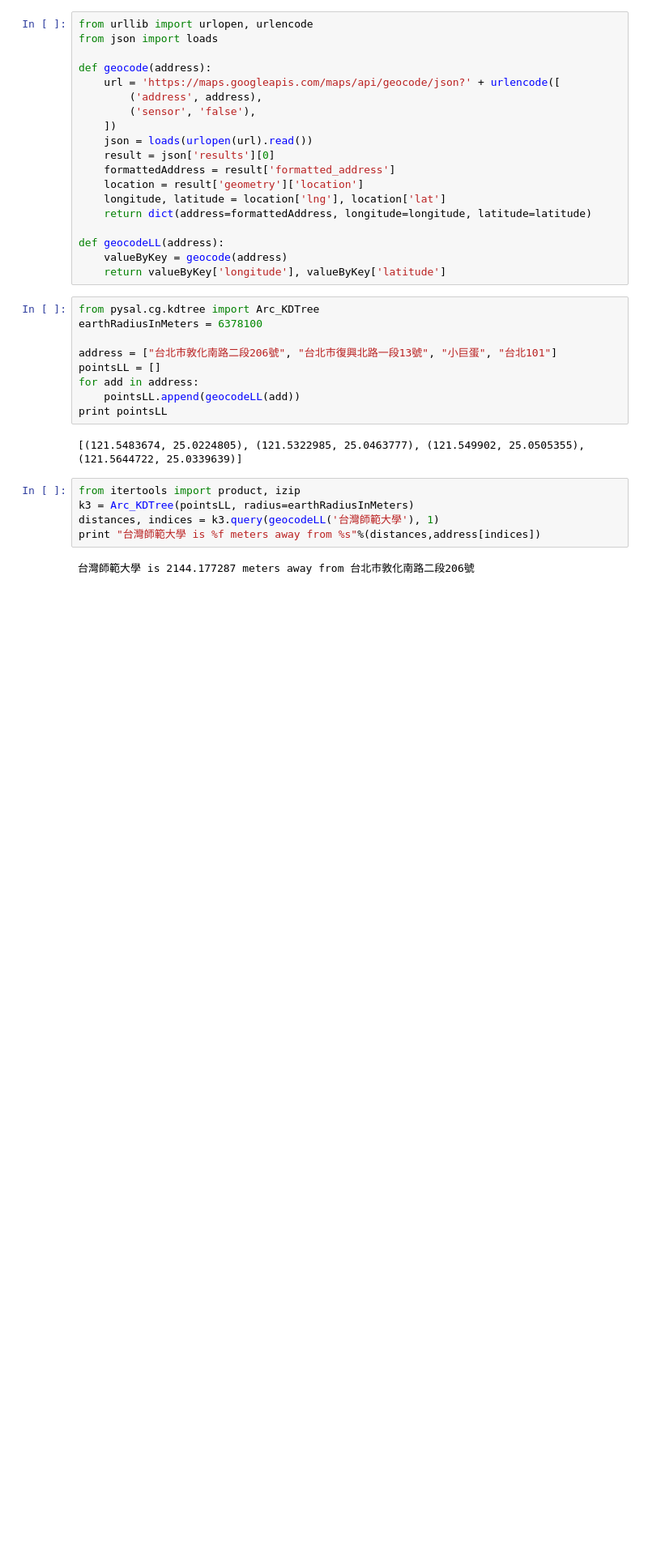
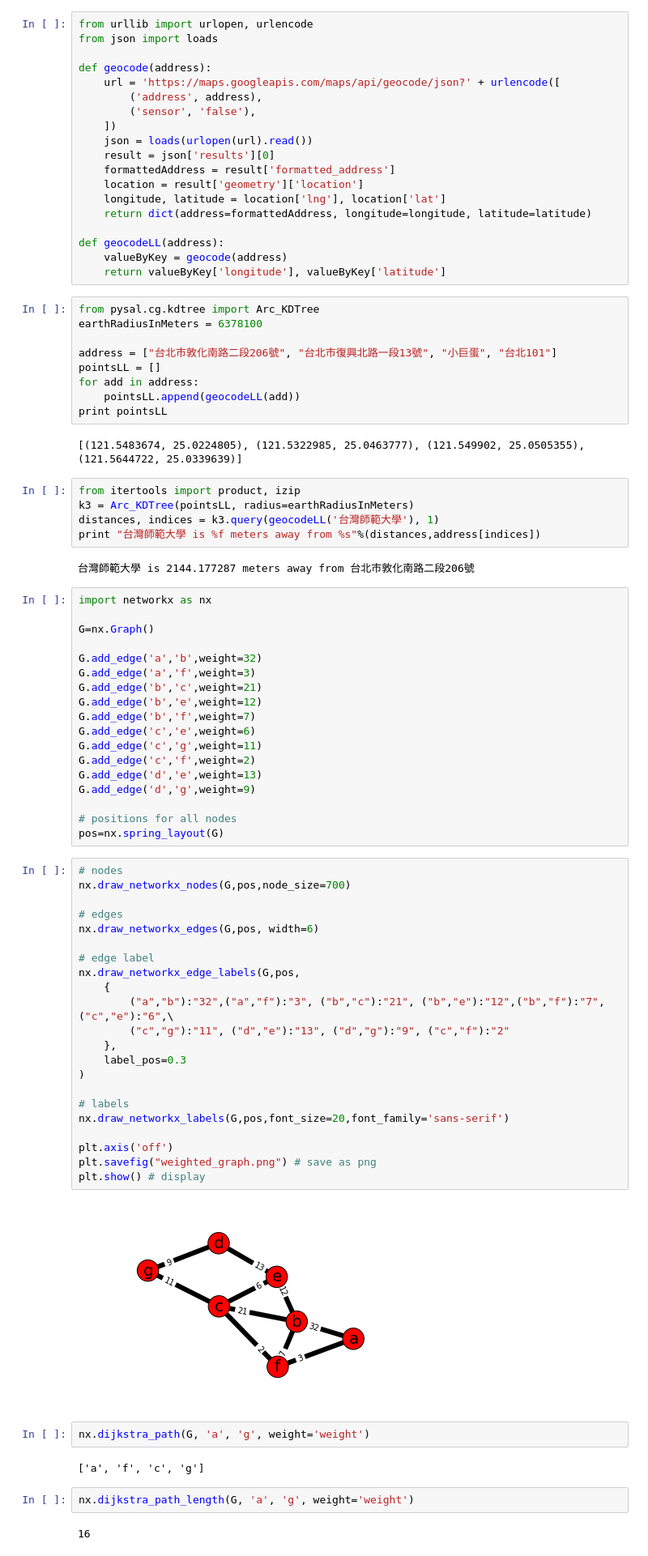
Before and after one commit to bcc2xp/geomining, a Jupyter notebook: 20151015Demo.ipynb, the cells around one changed output. Shown: that part at 81% size. Saved outputs shown, nothing was run; the diff lists cells and outputs as text; blank space fills up the shorter version.

```diff
--- a/20151015Demo.ipynb
+++ b/20151015Demo.ipynb
@@ -215,3 +215,53 @@ distances, indices = k3.query(geocodeLL('台灣師範大學'), 1)
 print "台灣師範大學 is %f meters away from %s"%(distances,address[indices])
 # %% [output]
 台灣師範大學 is 2144.177287 meters away from 台北市敦化南路二段206號
+# %%
+import networkx as nx
+
+G=nx.Graph()
+
+G.add_edge('a','b',weight=32)
+G.add_edge('a','f',weight=3)
+G.add_edge('b','c',weight=21)
+G.add_edge('b','e',weight=12)
+G.add_edge('b','f',weight=7)
+G.add_edge('c','e',weight=6)
+G.add_edge('c','g',weight=11)
+G.add_edge('c','f',weight=2)
+G.add_edge('d','e',weight=13)
+G.add_edge('d','g',weight=9)
+
+# positions for all nodes
+pos=nx.spring_layout(G)
+# %%
+# nodes
+nx.draw_networkx_nodes(G,pos,node_size=700)
+
+# edges
+nx.draw_networkx_edges(G,pos, width=6)
+
+# edge label
+nx.draw_networkx_edge_labels(G,pos,
+    {
+        ("a","b"):"32",("a","f"):"3", ("b","c"):"21", ("b","e"):"12",("b","f"):"7", ("c","e"):"6",\
+        ("c","g"):"11", ("d","e"):"13", ("d","g"):"9", ("c","f"):"2"
+    },
+    label_pos=0.3
+)
+
+# labels
+nx.draw_networkx_labels(G,pos,font_size=20,font_family='sans-serif')
+
+plt.axis('off')
+plt.savefig("weighted_graph.png") # save as png
+plt.show() # display
+# %% [output]
+[figure, added]
+# %%
+nx.dijkstra_path(G, 'a', 'g', weight='weight')
+# %% [output]
+['a', 'f', 'c', 'g']
+# %%
+nx.dijkstra_path_length(G, 'a', 'g', weight='weight')
+# %% [output]
+16
```
